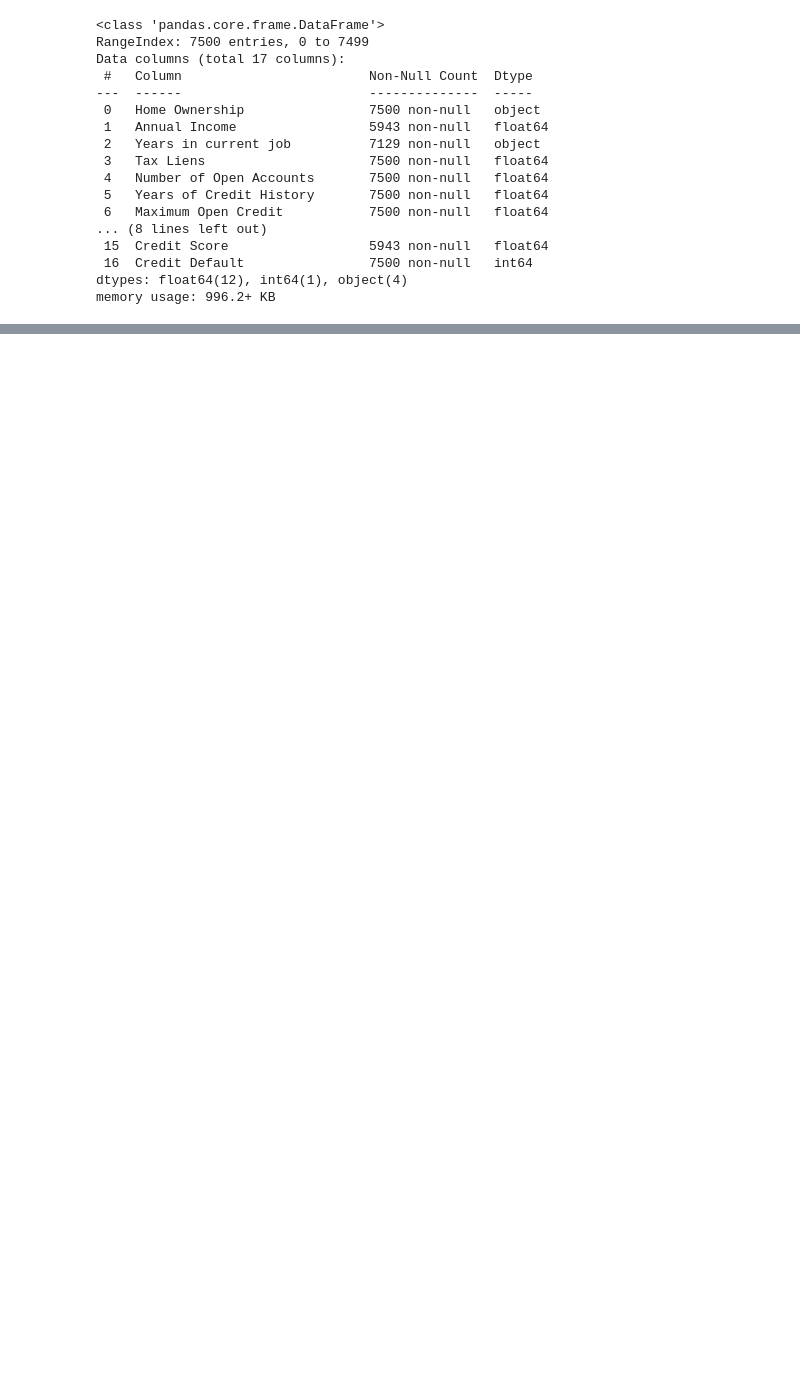
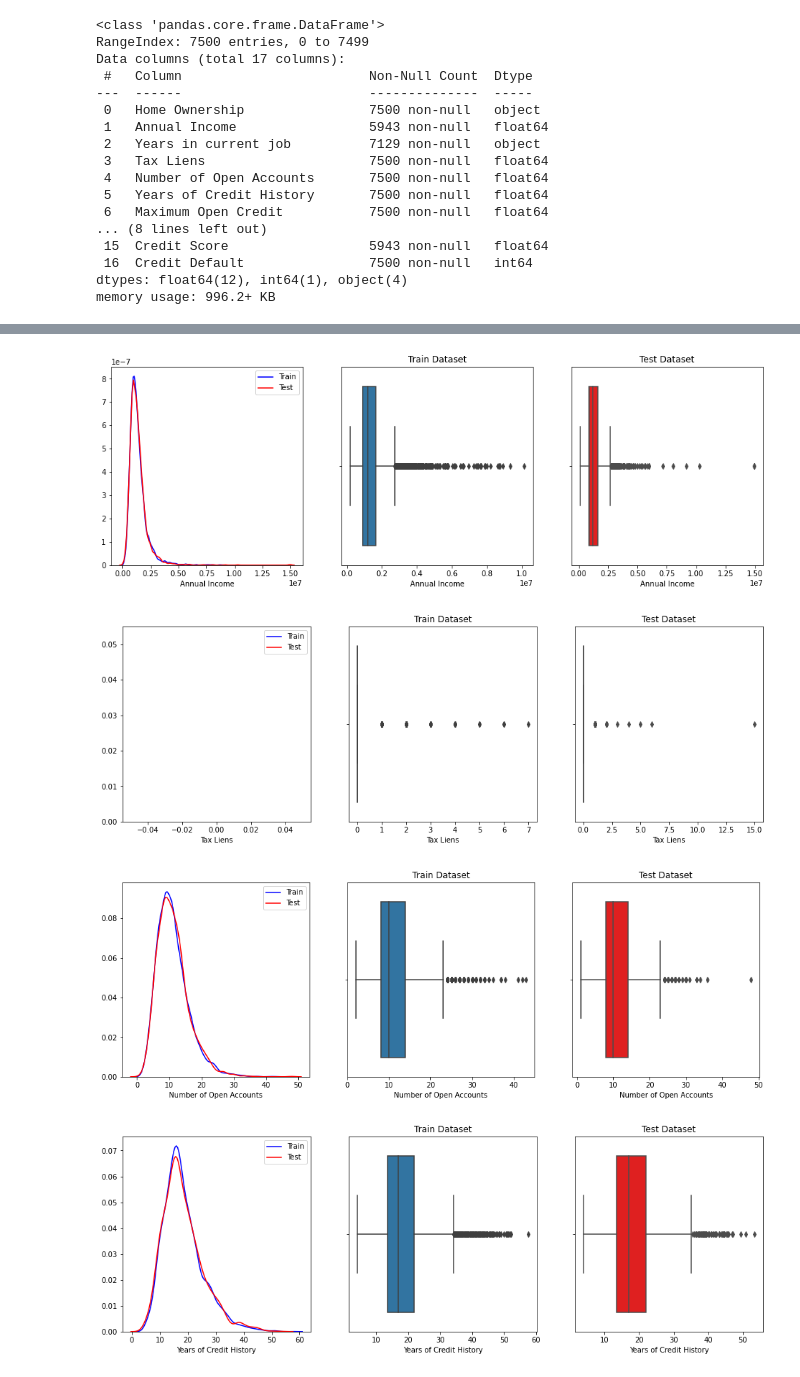
Before and after one commit to irsPROirs/NumpyPandas, a Jupyter notebook: Курсовой проект.ipynb, the cells around one changed output, grey strips where cells are left out. Cells and saved outputs as stored; diff of their text form; code cells hidden in the pictures; blank space fills up the shorter version.

```diff
--- a/Курсовой проект.ipynb
+++ b/Курсовой проект.ipynb
@@ -175,0 +278,2 @@ Name: Term, dtype: int64
+# %%
+df_test['Term'] = df_test['Term'].map({'Short Term':0, 'Long Term':1})
@@ -175,0 +361,10 @@ Name: Term, dtype: int64
+# %%
+NUM_FEATURE_NAMES = ['Annual Income', 'Tax Liens', 'Number of Open Accounts', 'Years of Credit History', 'Maximum Open Credit', 'Number of Credit Problems', 'Bankruptcies', 'Current Loan Amount',
+                     'Current Credit Balance', 'Monthly Debt', 'Credit Score','Months since last delinquent']
+
+CAT_FEATURE_NAMES = ['Home Ownership', 'Years in current job', 'Purpose', 'Term']
+
+SELECTED_FEATURE_NAMES = NUM_FEATURE_NAMES+CAT_FEATURE_NAMES
+# %%
+for colname in CAT_FEATURE_NAMES:
+    df_train[colname] = df_train[colname].astype(str)
@@ -175,0 +383,19 @@ Name: Term, dtype: int64
+# %%
+def plot_outliers(df_train, df_test, col_name, hist = False):
+    fig, ax = plt.subplots(1,3,figsize=(16,5))
+    #ax[0].set_title(f'KDE for both datasets on {col_name}')
+    ax[1].set_title('Train Dataset')
+    ax[2].set_title('Test Dataset')
+    sns.distplot(df_train[col_name], color='b', ax=ax[0], hist=hist, label='Train')
+    sns.distplot(df_test[col_name], color='r', ax=ax[0], hist=hist, label='Test')
+    sns.boxplot(df_train[col_name], ax=ax[1])
+    sns.boxplot(df_test[col_name], color='r', ax=ax[2])
+    plt.show()
+# %%
+for col in NUM_FEATURE_NAMES:
+    plot_outliers(df_train, df_test,col)
+# %% [output]
+[figure, added]
+[figure, added]
+[figure, added]
+[figure, added]
```
Also changed, not shown: parts of 92 cells of this notebook, 2 other files.
